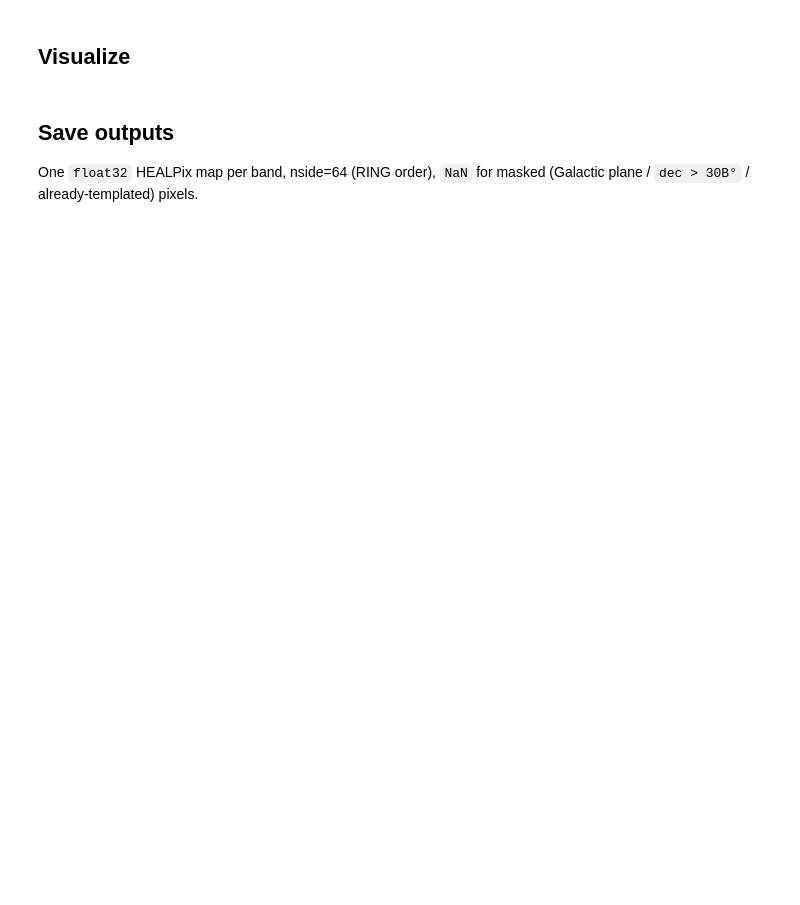
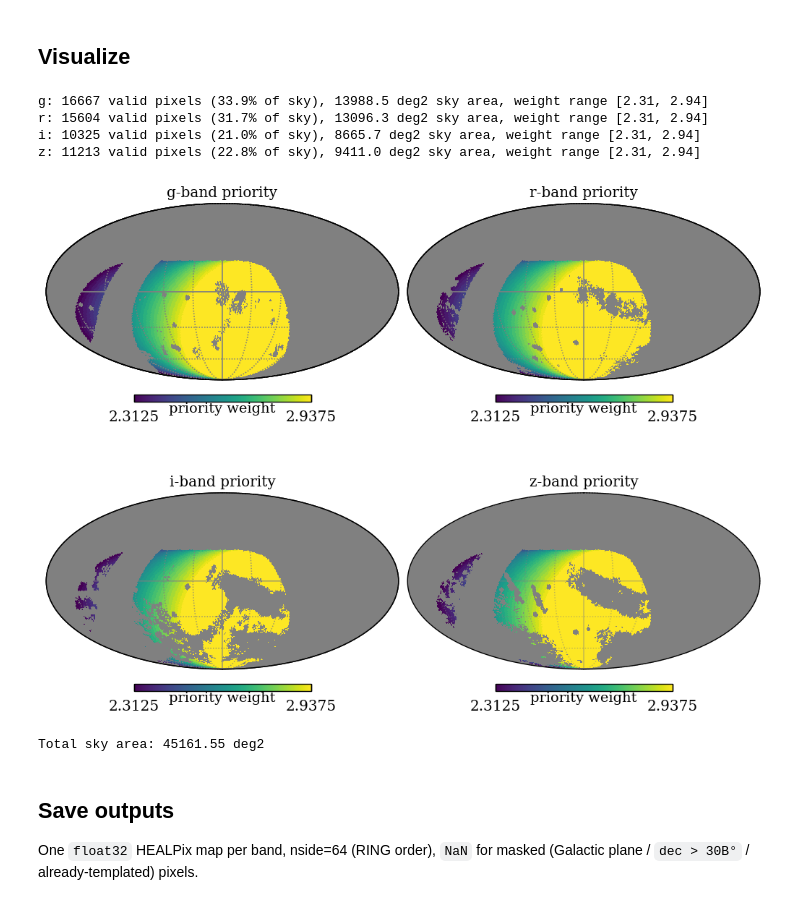
Before and after one commit to lsst-dm/decam_template_tools, a Jupyter notebook: endurance/notebooks/template_priority_masks.ipynb, the cells around one changed output. Cells and saved outputs as stored; diff of their text form; code cells hidden in the pictures; blank space fills up the shorter version.

```diff
--- a/endurance/notebooks/template_priority_masks.ipynb
+++ b/endurance/notebooks/template_priority_masks.ipynb
@@ -160,6 +133,8 @@ from its hour angle (`LST - RA`) and declination using the standard spherical-tr
 # %%
+print(f"WINDOW_START={WINDOW_START}, TIMING_SCALE_DAYS={TIMING_SCALE_DAYS}")
+
 start = Time(WINDOW_START)
-end = Time(WINDOW_END)
+end = start + TIMING_SCALE_DAYS * u.day  # search horizon, NOT a separate user-set window length
 n_steps = int((end - start).to(u.min).value // STEP_MIN)
 times = start + np.arange(n_steps) * STEP_MIN * u.min
 
@@ -183,13 +161,22 @@ sin_alt = (
 alt = np.arcsin(np.clip(sin_alt, -1, 1))
 airmass = 1.0 / np.clip(np.sin(alt), 1e-6, None)
 airmass[alt < 0] = np.inf
+
+# For each pixel, find the first dark-time sample where it crosses below AIRMASS_LIMIT, and turn how
+# many calendar days that took (from WINDOW_START, against the fixed TIMING_SCALE_DAYS) into a
+# weight. There is no accessibility "requirement" gated by a separate window length -- a pixel that
+# never crosses within TIMING_SCALE_DAYS simply gets the same baseline weight as one that crosses
+# right at TIMING_SCALE_DAYS, since the score is 0 either way.
 accessible = airmass < AIRMASS_LIMIT
+ever_accessible = accessible.any(axis=0)
+first_accessible_idx = accessible.argmax(axis=0)  # index of first True (0 if never accessible)
 
-accessible_hours = accessible.sum(axis=0) * (STEP_MIN / 60.0)
-total_dark_hours = night_mask.sum() * (STEP_MIN / 60.0)
-access_fraction = accessible_hours / total_dark_hours
-priority_weight = 1.0 + WEIGHT_BOOST * access_fraction
+day_of_first = night_times.mjd[first_accessible_idx] - start.mjd
+timing_score = np.clip(1.0 - day_of_first / TIMING_SCALE_DAYS, 0.0, 1.0)
 
-print(f"total dark time in window: {total_dark_hours:.1f} h")
-print(f"access_fraction: min={access_fraction.min():.3f}, max={access_fraction.max():.3f}, "
-      f"mean={access_fraction.mean():.3f}")
+priority_weight = np.where(ever_accessible, 1.0 + WEIGHT_BOOST * timing_score, 1.0)
+
+print(f"{ever_accessible.sum()} of {npix} pixels cross airmass < {AIRMASS_LIMIT} within "
+      f"{TIMING_SCALE_DAYS:g} days of WINDOW_START")
+print(f"timing_score (crossing pixels only): min={timing_score[ever_accessible].min():.3f}, "
+      f"max={timing_score[ever_accessible].max():.3f}, mean={timing_score[ever_accessible].mean():.3f}")
@@ -213,29 +208,37 @@ for b in BANDS:
 # %%
 fig = plt.figure(figsize=(10, 8))
 _sum = 0
 for i, b in enumerate(BANDS):
-    _map = priority_masks[b]
-    msk = _map<=1.5
+    _map = priority_masks[b].copy()  # copy -- must not mutate priority_masks, Save/Histogram use it below
+    msk = _map <= 1.5
     _map[msk] = np.nan
     hp.mollview(
-        # priority_masks[b],
         _map,
         sub=(2, 2, i + 1),
         title=f"{b}-band priority",
         unit="priority weight",
         cmap="viridis",
         fig=fig.number,
     )
+    # Patch grid from patchConfig.ipynb: 30-deg steps in RA (vertical, dmer) and Dec (horizontal, dpar)
+    hp.graticule(dpar=30, dmer=30, color="gray", alpha=0.5)
 
     n_valid = np.sum(~np.isnan(_map))
-    print(f"{b}: {n_valid} valid pixels ({n_valid/npix:.1%} of sky), \
-    {b}: {n_valid*hp.nside2pixarea(64,degrees=True)} deg2 sky area, "
-          f"weight range [{np.nanmin(m):.2f}, {np.nanmax(m):.2f}]")
-    _sum+=n_valid*hp.nside2pixarea(64,degrees=True)
+    area_deg2 = n_valid * hp.nside2pixarea(64, degrees=True)
+    print(f"{b}: {n_valid} valid pixels ({n_valid/npix:.1%} of sky), {area_deg2:.1f} deg2 sky area, "
+          f"weight range [{np.nanmin(_map):.2f}, {np.nanmax(_map):.2f}]")
+    _sum += area_deg2
 plt.tight_layout()
 plt.savefig(os.path.join(OUT_DIR, "priority_masks.png"), dpi=150)
 plt.show()
 print(f"Total sky area: {_sum:.2f} deg2")
+# %% [output]
+g: 16667 valid pixels (33.9% of sky), 13988.5 deg2 sky area, weight range [2.31, 2.94]
+r: 15604 valid pixels (31.7% of sky), 13096.3 deg2 sky area, weight range [2.31, 2.94]
+i: 10325 valid pixels (21.0% of sky), 8665.7 deg2 sky area, weight range [2.31, 2.94]
+z: 11213 valid pixels (22.8% of sky), 9411.0 deg2 sky area, weight range [2.31, 2.94]
+[figure, added]
+Total sky area: 45161.55 deg2
 # %% [markdown]
 ## Save outputs
 
```
Also changed, not shown: parts of 9 cells of this notebook, 7 other files.
